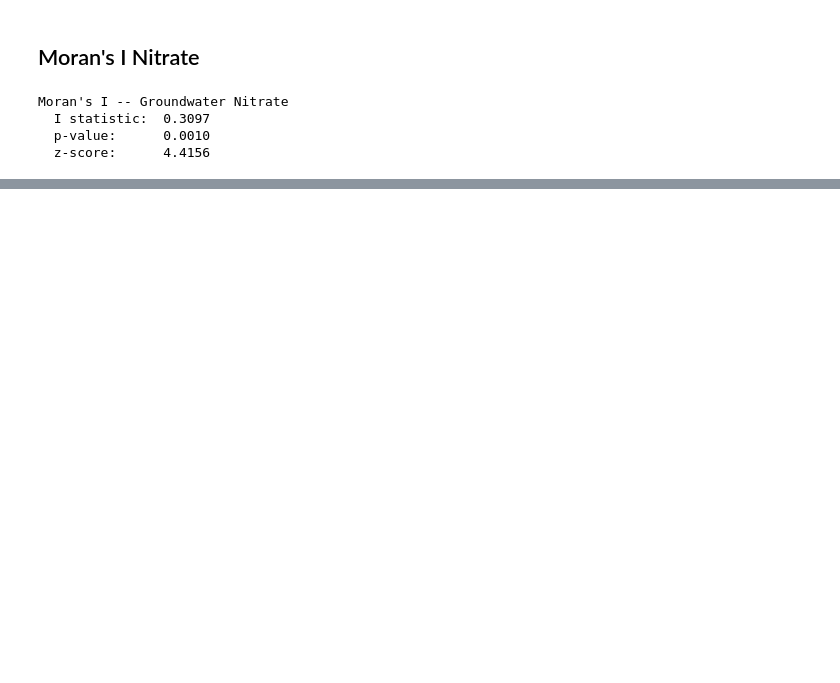
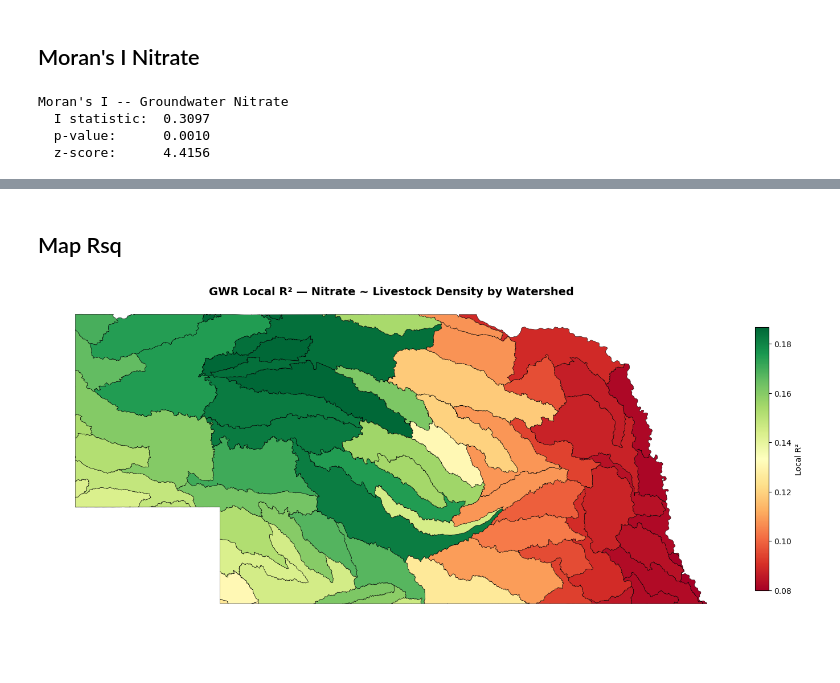
Before and after one commit to kpkrumm/nebraska-nitrate-analysis, a Jupyter notebook: nebraska-nitrate-analysis.ipynb, the cells around one changed output, grey strips where cells are left out. Cells and saved outputs as stored; diff of their text form; code cells hidden in the pictures; blank space fills up the shorter version.

```diff
--- a/nebraska-nitrate-analysis.ipynb
+++ b/nebraska-nitrate-analysis.ipynb
@@ -415,0 +597,16 @@ Moran's I -- Groundwater Nitrate
+# %%
+from esda.moran import Moran_BV
+
+# Bivariate Moran's I -- nitrate vs each livestock type
+huc8_clean = huc8_ne.to_crs('EPSG:32614').dropna(subset=['mean_nitrate', 'cattle_density', 'hog_density', 'poultry_density'])
+
+w = Queen.from_dataframe(huc8_clean, use_index=True)
+w.transform = 'r'
+
+for col, label in [('cattle_density', 'Cattle'), ('hog_density', 'Hogs'), ('poultry_density', 'Poultry')]:
+    bv = Moran_BV(huc8_clean['mean_nitrate'], huc8_clean[col], w)
+    print(f"Bivariate Moran's I -- Nitrate vs {label} Density")
+    print(f"  I statistic:  {bv.I:.4f}")
+    print(f"  p-value:      {bv.p_sim:.4f}")
+    print(f"  z-score:      {bv.z_sim:.4f}")
+    print()
@@ -415,0 +711,32 @@ Moran's I -- Groundwater Nitrate
+# %% [markdown]
+## Map Rsq
+# %%
+# Map local R² values from GWR
+huc8_gwr['local_r2'] = gwr_model.localR2
+
+fig, ax = plt.subplots(1, 1, figsize=(15, 8))
+
+huc8_gwr.to_crs('EPSG:4326').plot(
+    column='local_r2',
+    ax=ax,
+    cmap='RdYlGn',
+    legend=True,
+    legend_kwds={
+        'label': 'Local R²',
+        'shrink': 0.6,
+        'pad': 0.02
+    },
+    edgecolor='black',
+    linewidth=0.4
+)
+
+ax.set_title('GWR Local R² — Nitrate ~ Livestock Density by Watershed', fontsize=14, fontweight='bold')
+ax.set_axis_off()
+
+plt.tight_layout()
+plt.savefig('nebraska_gwr_local_r2.png', dpi=300, bbox_inches='tight')
+plt.show()
+# %% [output]
+[figure, added]
+# %% [markdown]
+##
```
Also changed, not shown: parts of 26 cells of this notebook, 1 other file.
